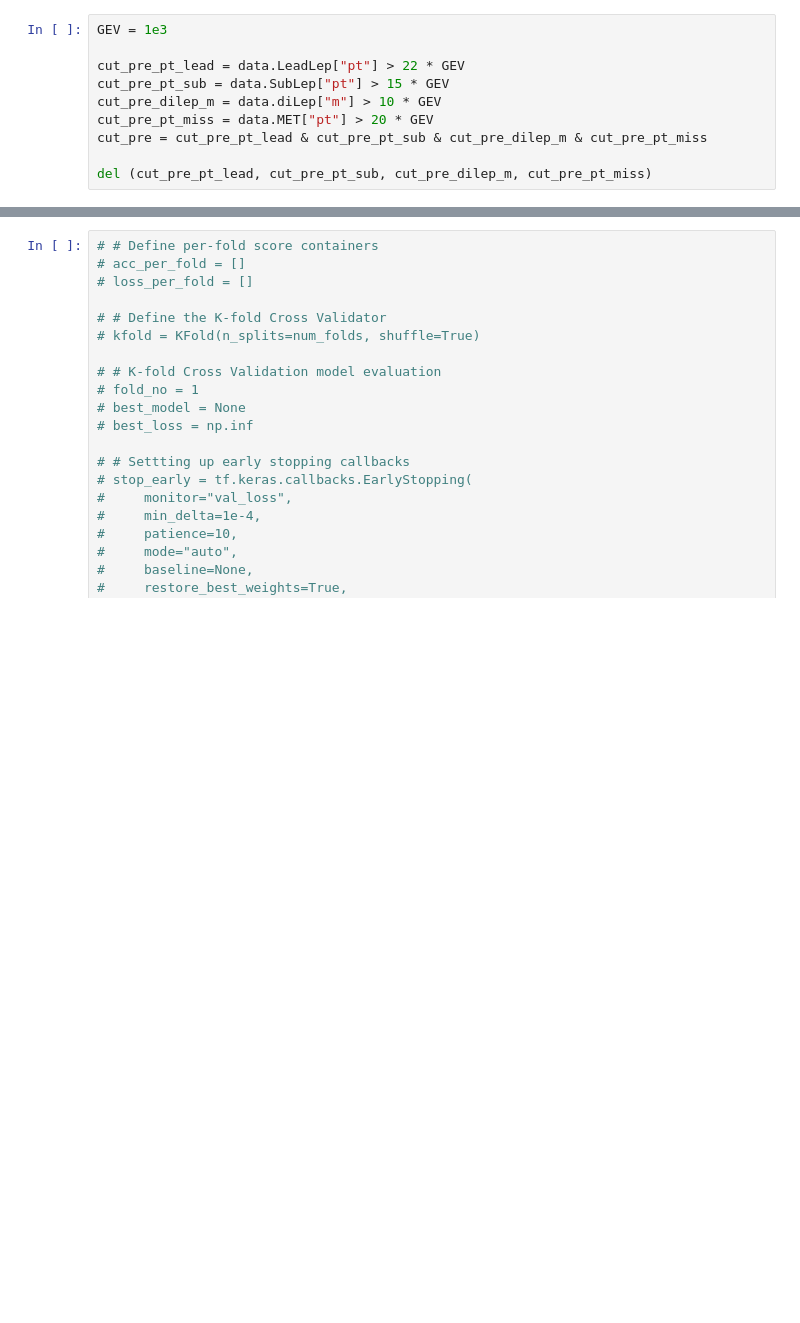
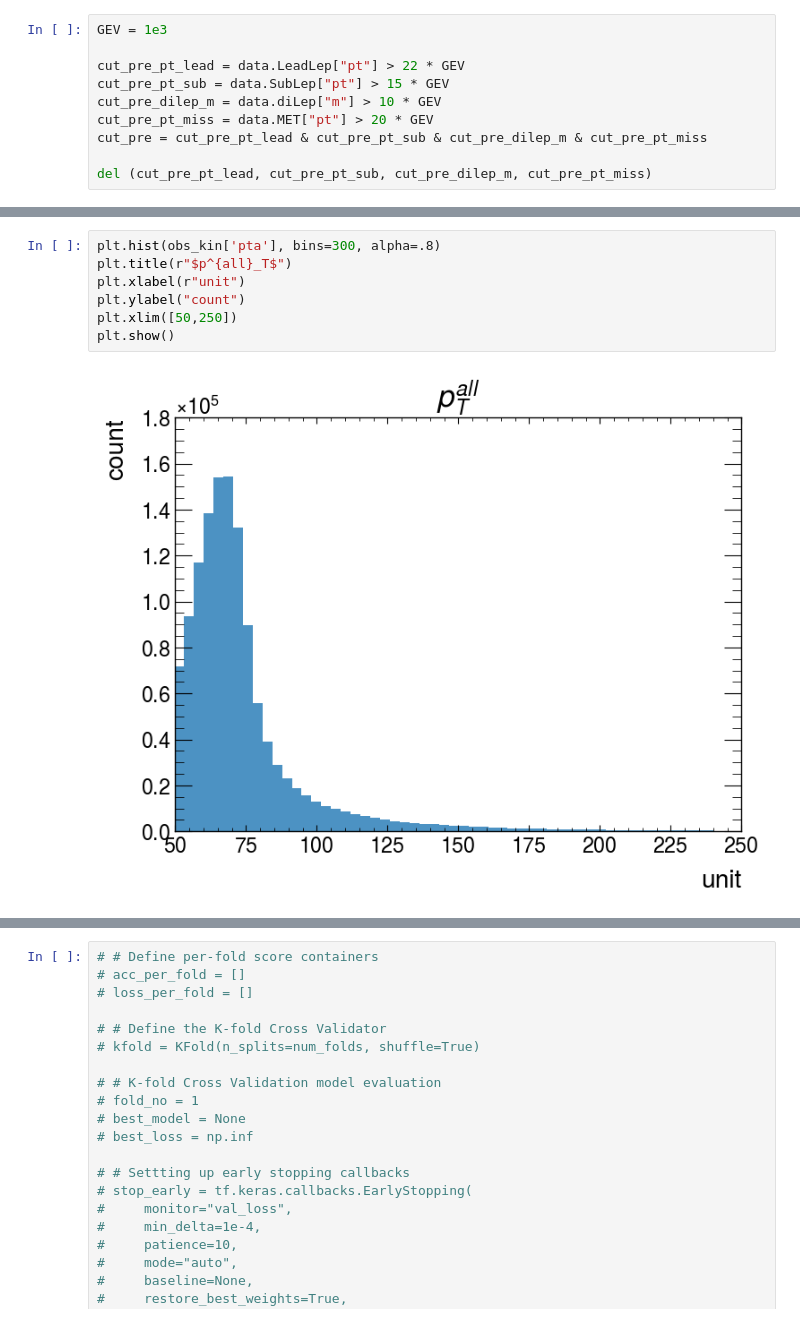
Before and after one commit to yygarypeng/QE-mls, a Jupyter notebook: DNN_modified_m.ipynb, the cells around one changed output, grey strips where cells are left out. Cells and saved outputs as stored; diff of their text form; blank space fills up the shorter version.

```diff
--- a/DNN_modified_m.ipynb
+++ b/DNN_modified_m.ipynb
@@ -115,0 +173,9 @@ int_kin shape: (1378509, 1)
+# %%
+plt.hist(obs_kin['pta'], bins=300, alpha=.8)
+plt.title(r"$p^{all}_T$")
+plt.xlabel(r"unit")
+plt.ylabel("count")
+plt.xlim([50,250])
+plt.show()
+# %% [output]
+[figure, added]
```
Also changed, not shown: parts of 27 cells of this notebook, 3 other files.
